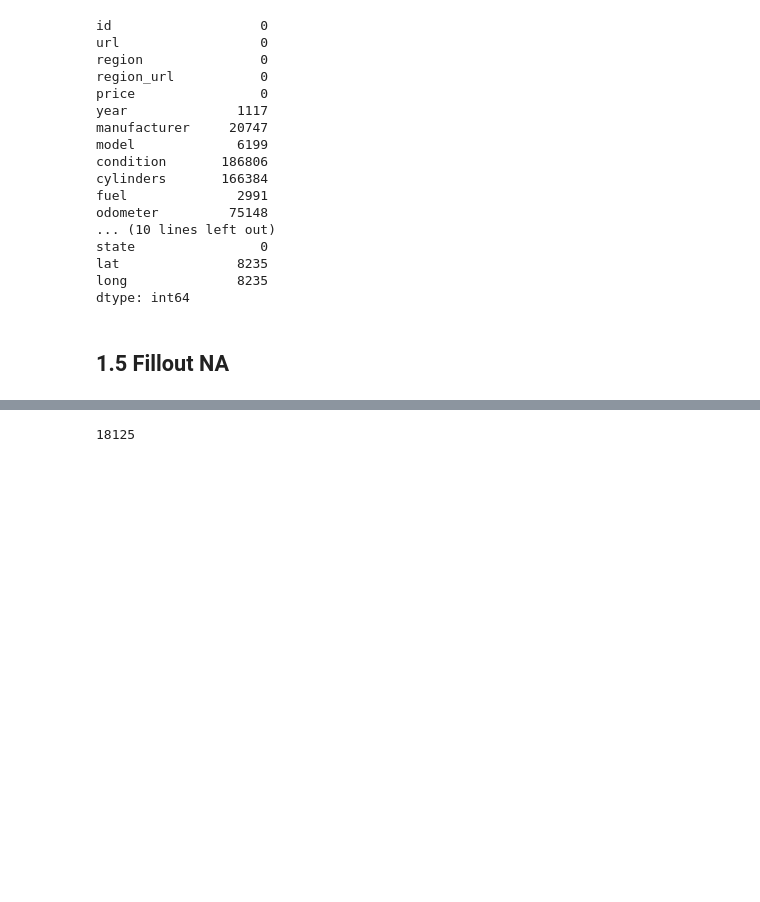
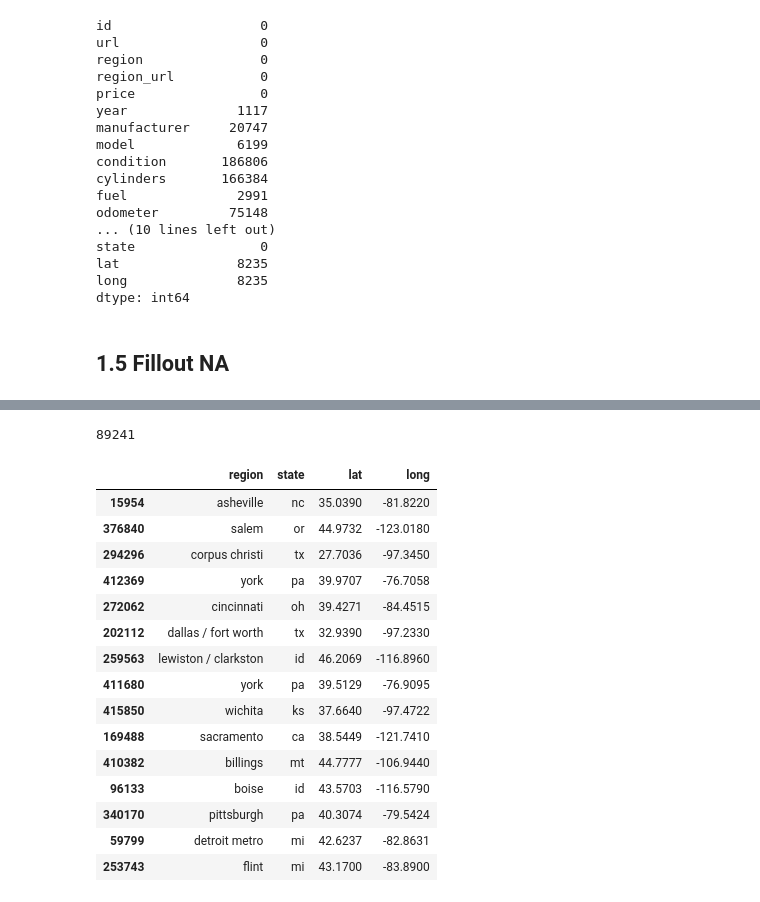
Before and after one commit to panambY/Used_Car_Price, a Jupyter notebook: Used_Car_Price.ipynb, the cells around one changed output, grey strips where cells are left out. Cells and saved outputs as stored; diff of their text form; code cells hidden in the pictures; blank space fills up the shorter version.

Commit message:
completing nan values

```diff
--- a/Used_Car_Price.ipynb
+++ b/Used_Car_Price.ipynb
@@ -328,8 +401,8 @@ df1['drive'].isna().sum()
 # %%
-df11 = df1[df1['drive'].notna()]
+df11 = df1[df1['cylinders'].notna()]
 df12 = df11[df11['model'].notna()]
-drive_dict = {}
-for k, v in df12[['model', 'drive']].values:
-    drive_dict[k] = v
-df1['size'] = df1.apply( lambda x: x['drive'] if pd.isna( x['model'] ) or pd.notna( x['drive'] ) else drive_dict[x['model']] if x['model'] in drive_dict.keys() else x['drive'], axis=1)
+cylinders_dict = {}
+for k, v in df12[['model', 'cylinders']].values:
+    cylinders_dict[k] = v
+df1['cylinders'] = df1.apply( lambda x: x['cylinders'] if pd.isna( x['model'] ) or pd.notna( x['cylinders'] ) else cylinders_dict[x['model']] if x['model'] in cylinders_dict.keys() else x['cylinders'], axis=1)
 # %%
@@ -342,4 +424,38 @@ Name: size, dtype: int64
 # %%
-df1['size'].isna().sum()
+df1['paint_color'].isna().sum()
 # %% [output]
-18125
+89241
+# %%
+df1['paint_color'] = df1.apply( lambda x: x['paint_color'] if pd.isna( x['description'] ) or pd.notna( x['paint_color'] )
+                                else 'white' if 'white' in str(x['description']).split()
+                                else 'black' if 'black' in str(x['description']).split()
+                                else 'silver' if 'silver' in str(x['description']).split()
+                                else 'blue' if 'blue' in str(x['description']).split()
+                                else 'grey' if 'grey ' in str(x['description']).split()
+                                else 'red' if 'red' in str(x['description']).split()
+                                else 'green' if 'green' in str(x['description']).split()
+                                else 'custom' if 'custom' in str(x['description']).split()
+                                else 'brown' if 'brown' in str(x['description']).split()
+                                else 'yellow' if 'yellow' in str(x['description']).split()
+                                else 'orange' if 'orange' in str(x['description']).split()
+                                else 'purple' if 'purple' in str(x['description']).split()
+                                else x['paint_color'], axis=1 )
+# %%
+df1[['region', 'state', 'lat', 'long']].sample(15)
+# %% [output]
+|  | region | state | lat | long |
+| 15954 | asheville | nc | 35.0390 | -81.8220 |
+| 376840 | salem | or | 44.9732 | -123.0180 |
+| 294296 | corpus christi | tx | 27.7036 | -97.3450 |
+| 412369 | york | pa | 39.9707 | -76.7058 |
+| 272062 | cincinnati | oh | 39.4271 | -84.4515 |
+| 202112 | dallas / fort worth | tx | 32.9390 | -97.2330 |
+| 259563 | lewiston / clarkston | id | 46.2069 | -116.8960 |
+| 411680 | york | pa | 39.5129 | -76.9095 |
+| 415850 | wichita | ks | 37.6640 | -97.4722 |
+| 169488 | sacramento | ca | 38.5449 | -121.7410 |
+| 410382 | billings | mt | 44.7777 | -106.9440 |
+| 96133 | boise | id | 43.5703 | -116.5790 |
+| 340170 | pittsburgh | pa | 40.3074 | -79.5424 |
+| 59799 | detroit metro | mi | 42.6237 | -82.8631 |
+| 253743 | flint | mi | 43.1700 | -83.8900 |
```
Also changed, not shown: parts of 4 cells of this notebook.
